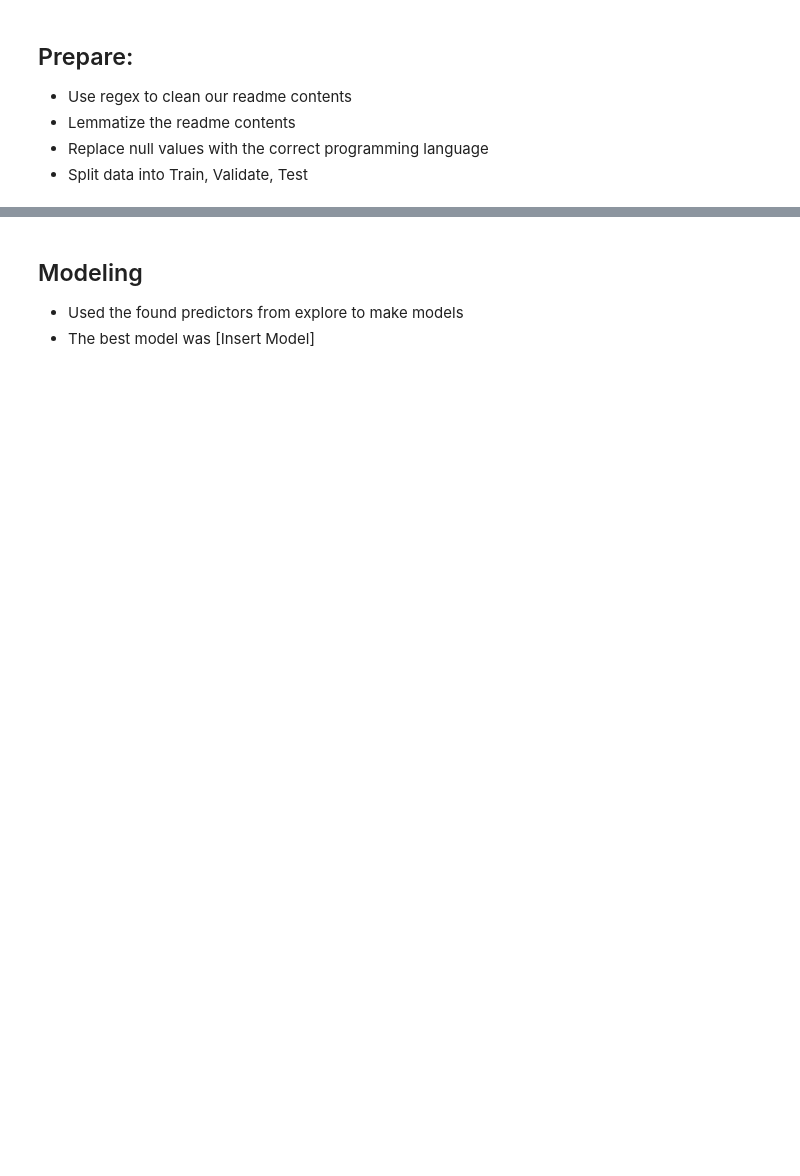
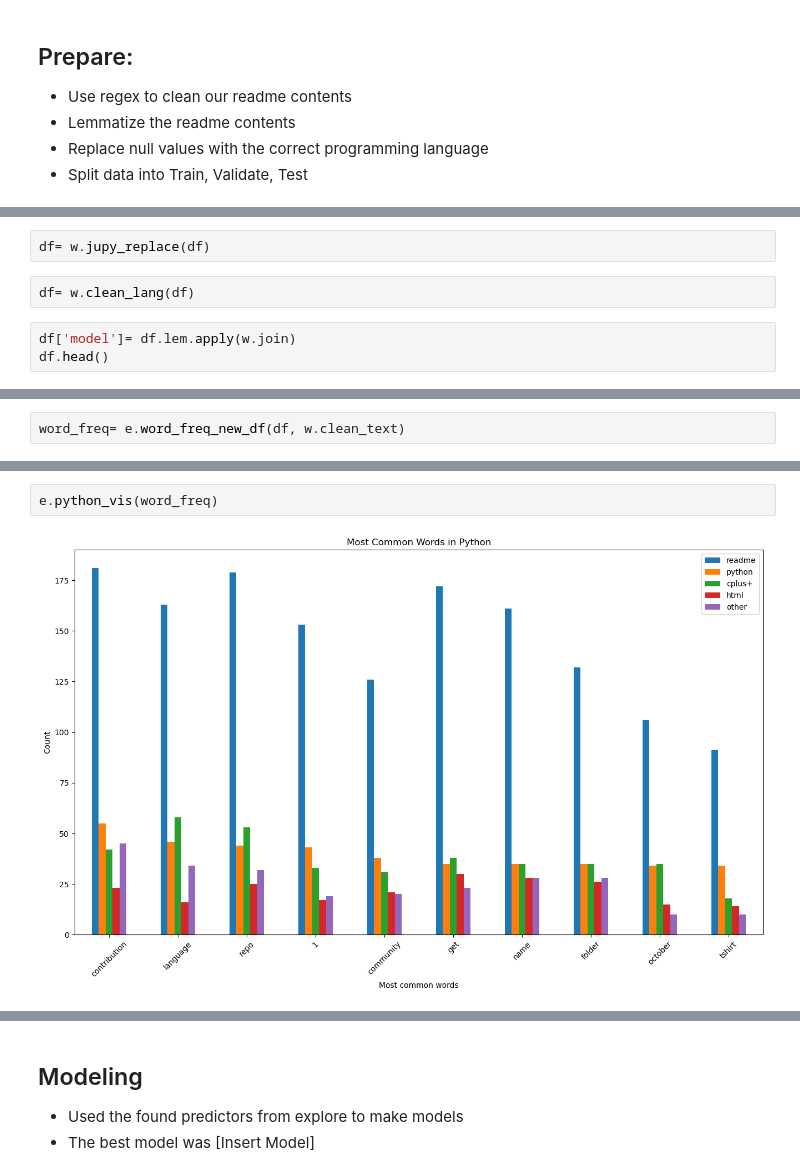
Before and after one commit to nlp-project-noether/nlp-project, a Jupyter notebook: final_report.ipynb, the cells around one changed output, grey strips where cells are left out. Saved outputs shown, nothing was run; the diff lists cells and outputs as text; blank space fills up the shorter version.

```diff
--- a/final_report.ipynb
+++ b/final_report.ipynb
@@ -47,0 +71,7 @@ from sklearn.metrics import classification_report, accuracy_score
+# %%
+df= w.jupy_replace(df)
+# %%
+df= w.clean_lang(df)
+# %%
+df['model']= df.lem.apply(w.join)
+df.head()
@@ -47,0 +89,2 @@ from sklearn.metrics import classification_report, accuracy_score
+# %%
+word_freq= e.word_freq_new_df(df, w.clean_text)
@@ -47,0 +107,4 @@ from sklearn.metrics import classification_report, accuracy_score
+# %%
+e.python_vis(word_freq)
+# %% [output]
+[figure, added]
```
Also changed, not shown: parts of 18 cells of this notebook, 3 other files.
